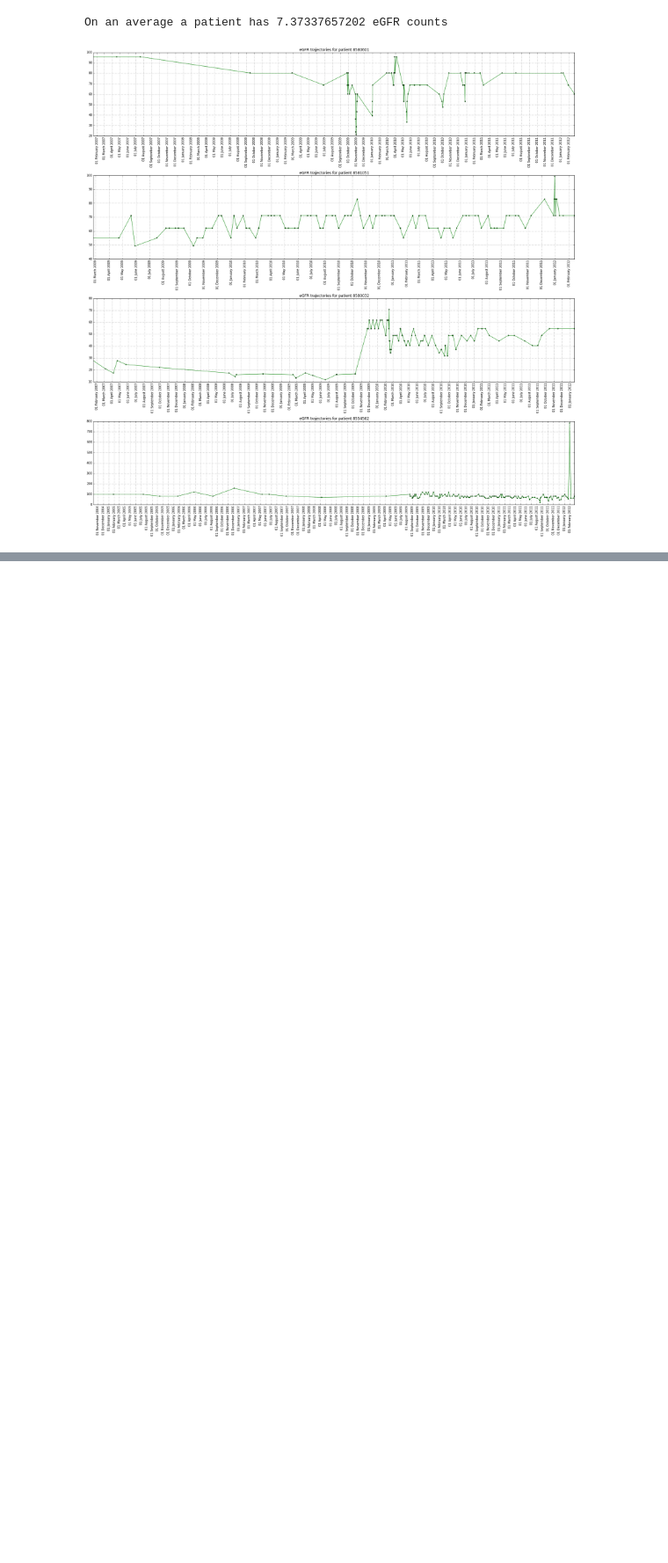
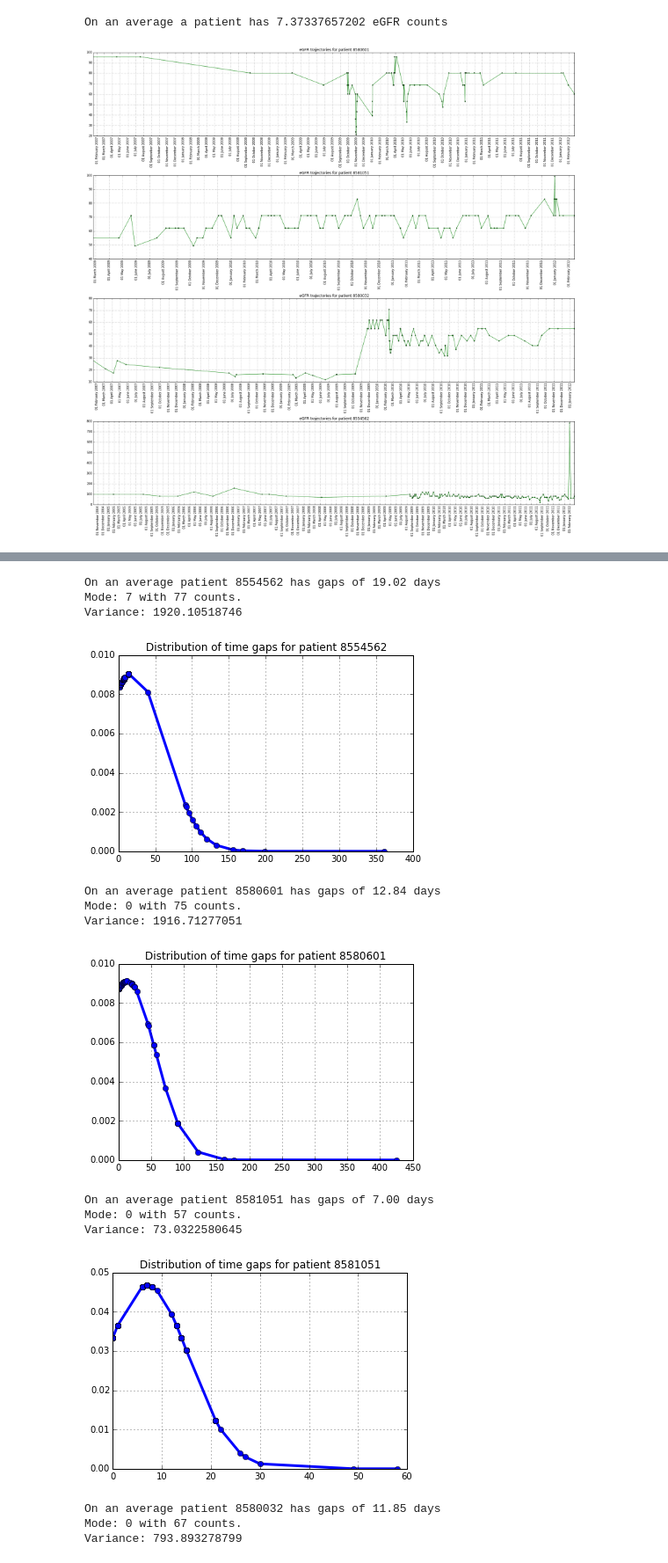
Before and after one commit to ankit-kapur/interpolating-missing-time-series-data, a Jupyter notebook: egfr_experiment1.ipynb, the cells around one changed output, grey strips where cells are left out. Shown at 88% size. Cells and saved outputs as stored; diff of their text form; code cells hidden in the pictures; blank space fills up the shorter version.

Commit message:
Calculated stats on gaps between eGFR readings for the top 4 patients.

```diff
--- a/egfr_experiment1.ipynb
+++ b/egfr_experiment1.ipynb
@@ -49,6 +49,14 @@ person_ids, egfr, timestamp, birthyear, age, gender = load_egfr_dataset('dataset
 # print person_ids, egfr, timestamp, birthyear, age, gender
 # %%
 k = 4
+
+def plot_pdf(data, title):
+    data.sort()
+    pdf = stats.norm.pdf(data, np.mean(data), np.std(data))
+    pyplot.plot(data, pdf, '-o', linewidth=3)
+    pyplot.grid()
+    pyplot.title(title)
+    pyplot.show()
 
 def analyze_patient_records(person_ids, egfr_values, timestamp):
 
@@ -62,12 +70,7 @@ def analyze_patient_records(person_ids, egfr_values, timestamp):
     top_k_patients = unique_patients[top_k_egfr]
 
     # Plot distribution of the # of eGFR readings for patients
-    egfr_counts.sort()
-    pdf = stats.norm.pdf(egfr_counts, np.mean(egfr_counts), np.std(egfr_counts))  #this is a fitting indeed
-    pyplot.plot(egfr_counts, pdf, '-o', linewidth=3)
-    pyplot.grid()
-    pyplot.title('Distribution of the # of eGFR readings for patients')
-    pyplot.show()
+    plot_pdf(egfr_counts, 'Distribution of the # of eGFR readings for patients')
 
     print 'On an average a patient has', np.average(egfr_counts), 'eGFR counts'
 
@@ -79,7 +82,7 @@ top_k_egfr, top_k_patients = analyze_patient_records(person_ids, egfr, timestamp
 [figure]
 On an average a patient has 7.37337657202 eGFR counts
 # %%
-def plot_trajectories(top_k_egfr, top_k_patients, all_timestamps, all_egfr_values):
+def get_topk_information(top_k_egfr, top_k_patients, all_timestamps, all_egfr_values):
 
     # Remove the time part from the timestamp. We only need the date
     def removeTimeFromTimestamp(s):
@@ -103,9 +106,9 @@ def plot_trajectories(top_k_egfr, top_k_patients, all_timestamps, all_egfr_value
     for index, person in enumerate(topk_timestamps):
         topk_timestamps[index] = [dt.datetime.strptime(d,'%Y-%m-%d').date() for d in person]
 
-    # For now just plot eGFR values
-    # Later, plot them vs timestamps
-    # Will need to evenly distribute the timestamps
+    return topk_timestamps, topk_egfr_values
+
+def plot_trajectories(top_k_patients, topk_timestamps, topk_egfr_values):
 
 #     figure, axis = plt.subplots()
 #     axis.xaxis_date()
@@ -125,6 +128,9 @@ def plot_trajectories(top_k_egfr, top_k_patients, all_timestamps, all_egfr_value
 
     pyplot.show()
 
-plot_trajectories(top_k_egfr, top_k_patients, timestamp, egfr)
+
+topk_timestamps, topk_egfr_values = get_topk_information(top_k_egfr, top_k_patients, timestamp, egfr)
+
+plot_trajectories(top_k_patients, topk_timestamps, topk_egfr_values)
 # %% [output]
 [figure]
@@ -130,0 +141,33 @@ plot_trajectories(top_k_egfr, top_k_patients, timestamp, egfr)
+# %%
+def get_time_gaps_for_patient(dates):
+    time_gaps = []
+    for i in range(0, len(dates)-1):
+        difference_in_dates = dates[i+1] - dates[i]
+        time_gaps.append(difference_in_dates.days)
+    return time_gaps
+
+for i in range(k):
+    time_gaps = get_time_gaps_for_patient(topk_timestamps[i])
+    time_gaps = np.array(time_gaps)
+
+    print 'On an average patient', top_k_patients[i], 'has gaps of', "{0:.2f}".format(np.average(time_gaps)), 'days'
+    mode=scipy.stats.mode(time_gaps)
+    print 'Mode:', int(mode[0][0]), 'with', int(mode[1][0]), 'counts.'
+    print 'Variance:', np.var(time_gaps)
+    plot_pdf(time_gaps, 'Distribution of time gaps for patient ' + str(top_k_patients[i]))
+# %% [output]
+On an average patient 8554562 has gaps of 19.02 days
+Mode: 7 with 77 counts.
+Variance: 1920.10518746
+[figure, added]
+On an average patient 8580601 has gaps of 12.84 days
+Mode: 0 with 75 counts.
+Variance: 1916.71277051
+[figure, added]
+On an average patient 8581051 has gaps of 7.00 days
+Mode: 0 with 57 counts.
+Variance: 73.0322580645
+[figure, added]
+On an average patient 8580032 has gaps of 11.85 days
+Mode: 0 with 67 counts.
+Variance: 793.893278799
```
Also changed, not shown: parts of 3 cells of this notebook, 1 other file.
